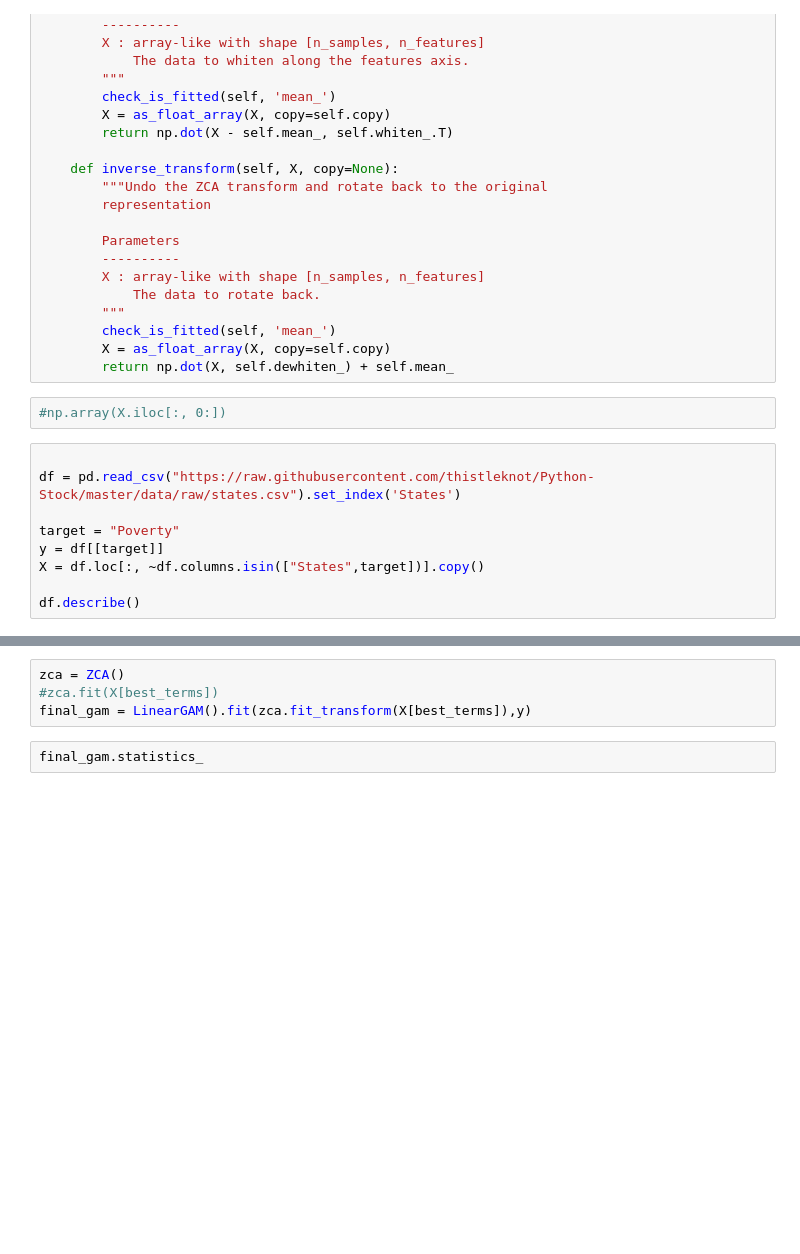
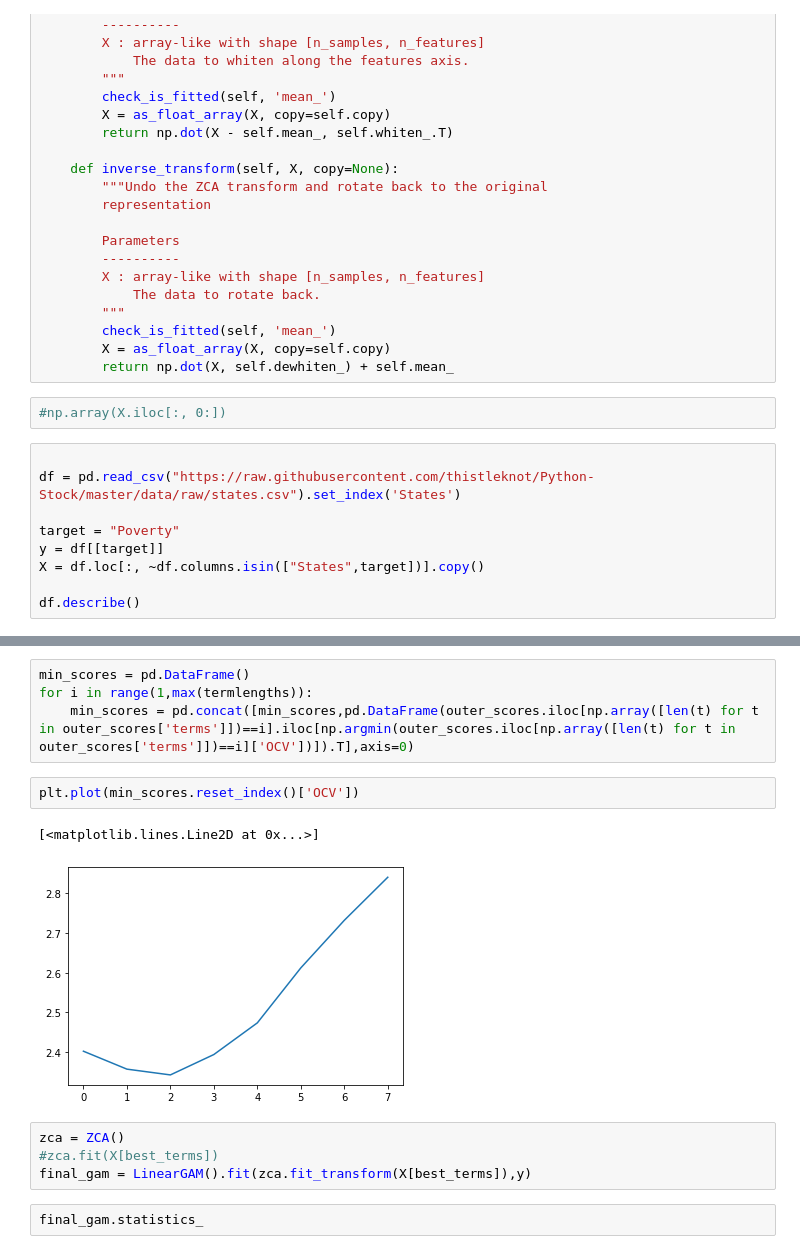
Before and after one commit to thistleknot/python-ml, a Jupyter notebook: code/pyGam Nested Cross Validation bestSubsets Dask.ipynb, the cells around one changed output, grey strips where cells are left out. Drawn from its saved outputs; the diff is of its cells as text; blank space fills up the shorter version.

```diff
--- a/code/pyGam Nested Cross Validation bestSubsets Dask.ipynb
+++ b/code/pyGam Nested Cross Validation bestSubsets Dask.ipynb
@@ -286,3 +318,12 @@ best_terms
+# %%
+min_scores = pd.DataFrame()
+for i in range(1,max(termlengths)):
+    min_scores = pd.concat([min_scores,pd.DataFrame(outer_scores.iloc[np.array([len(t) for t in outer_scores['terms']])==i].iloc[np.argmin(outer_scores.iloc[np.array([len(t) for t in outer_scores['terms']])==i]['OCV'])]).T],axis=0)
+# %%
+plt.plot(min_scores.reset_index()['OCV'])
+# %% [output]
+[<matplotlib.lines.Line2D at 0x...>]
+[figure, added]
 # %%
 zca = ZCA()
 #zca.fit(X[best_terms])
```
Also changed, not shown: parts of 17 cells of this notebook.
